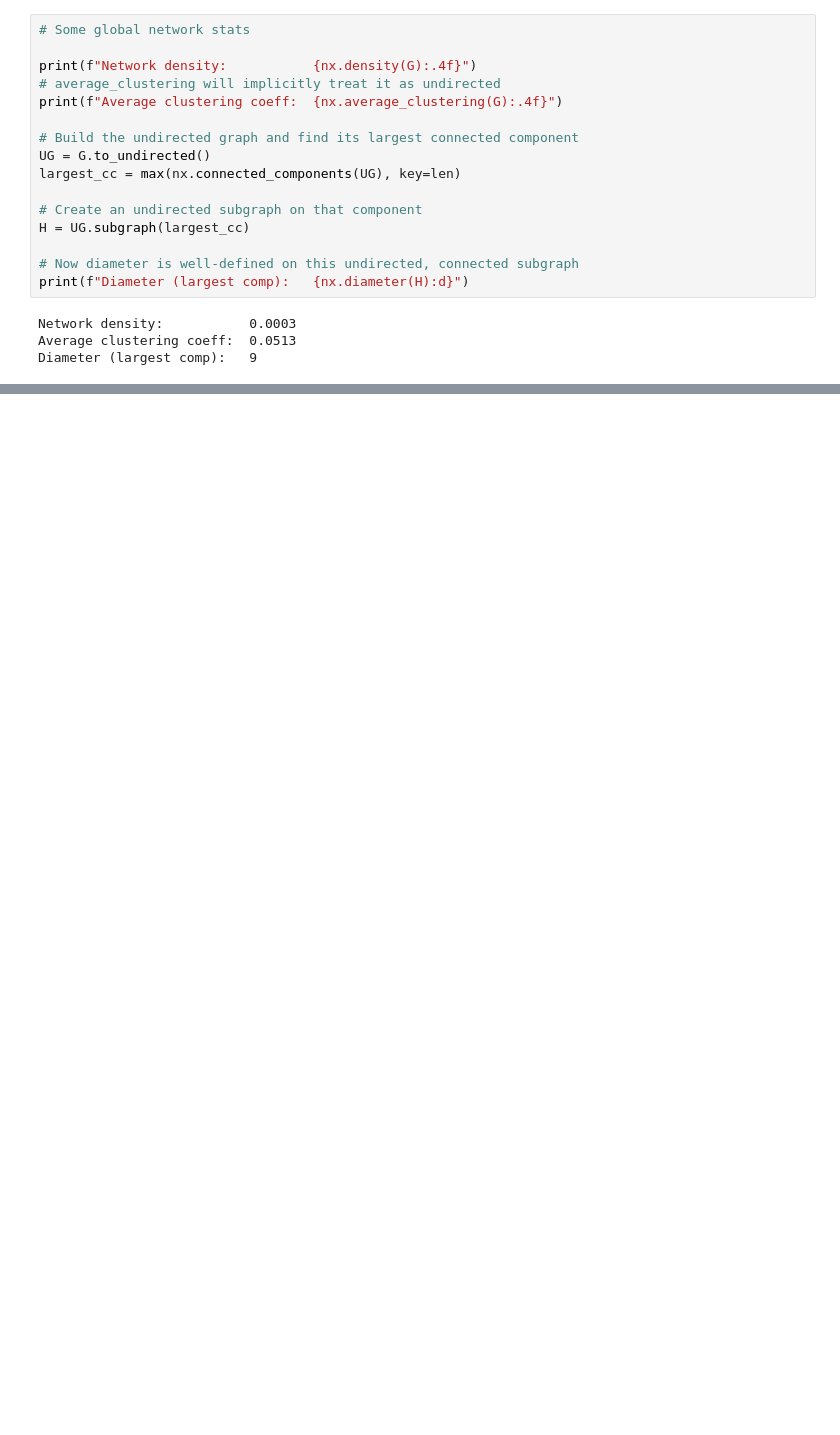
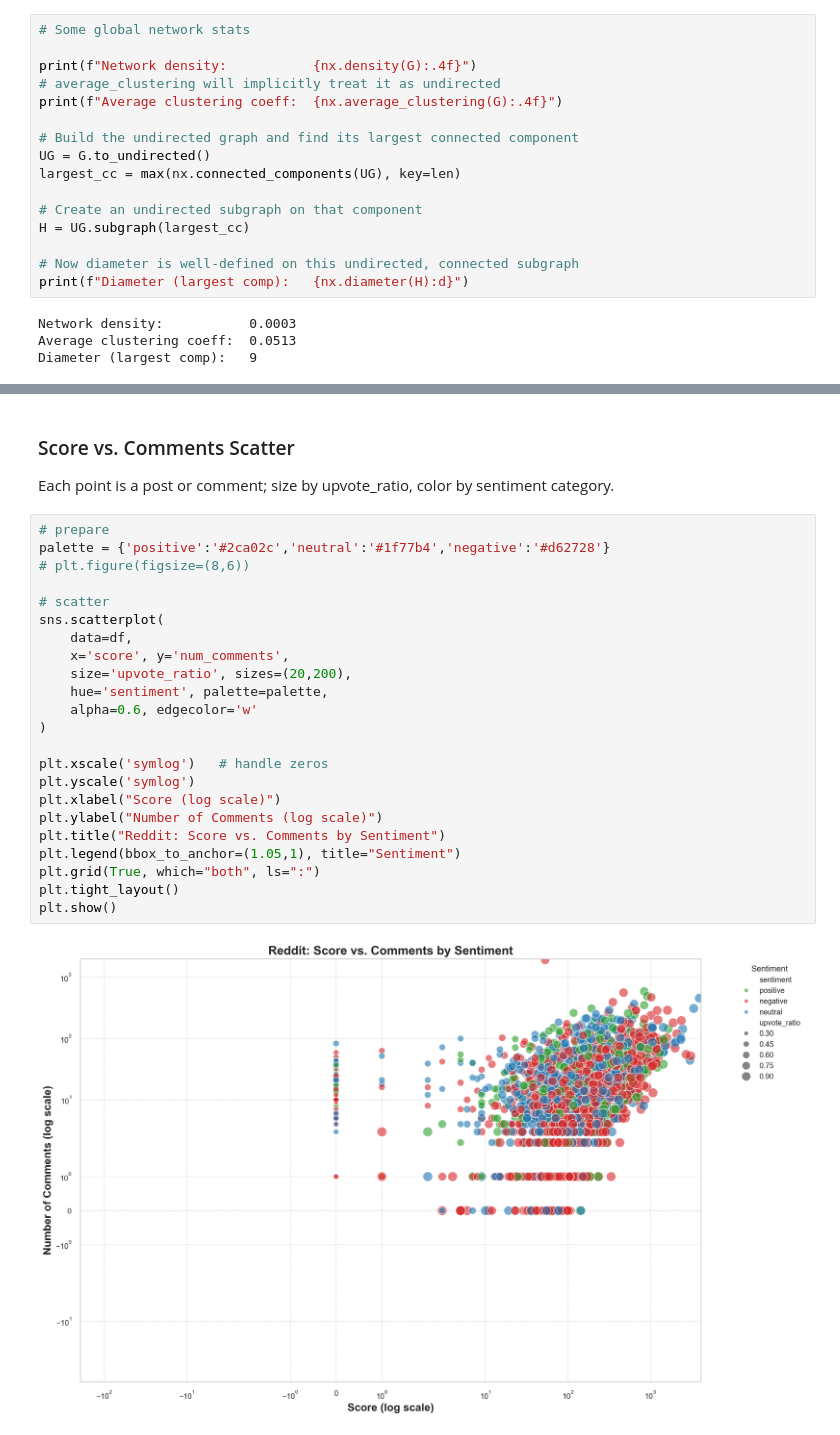
Before and after one commit to mayankkantharia/Social-Media-and-Network-Analysis-of-Russia-Ukraine-War, a Jupyter notebook: Processing/reddit_data_processing.ipynb, the cells around one changed output, grey strips where cells are left out. Drawn from its saved outputs; the diff is of its cells as text; blank space fills up the shorter version.

```diff
--- a/Processing/reddit_data_processing.ipynb
+++ b/Processing/reddit_data_processing.ipynb
@@ -545,0 +602,29 @@ Diameter (largest comp):   9
+# %% [markdown]
+### Score vs. Comments Scatter
+
+Each point is a post or comment; size by upvote_ratio, color by sentiment category.
+# %%
+# prepare
+palette = {'positive':'#2ca02c','neutral':'#1f77b4','negative':'#d62728'}
+# plt.figure(figsize=(8,6))
+
+# scatter
+sns.scatterplot(
+    data=df,
+    x='score', y='num_comments',
+    size='upvote_ratio', sizes=(20,200),
+    hue='sentiment', palette=palette,
+    alpha=0.6, edgecolor='w'
+)
+
+plt.xscale('symlog')   # handle zeros
+plt.yscale('symlog')
+plt.xlabel("Score (log scale)")
+plt.ylabel("Number of Comments (log scale)")
+plt.title("Reddit: Score vs. Comments by Sentiment")
+plt.legend(bbox_to_anchor=(1.05,1), title="Sentiment")
+plt.grid(True, which="both", ls=":")
+plt.tight_layout()
+plt.show()
+# %% [output]
+[figure, added]
```
Also changed, not shown: parts of 12 cells of this notebook.
